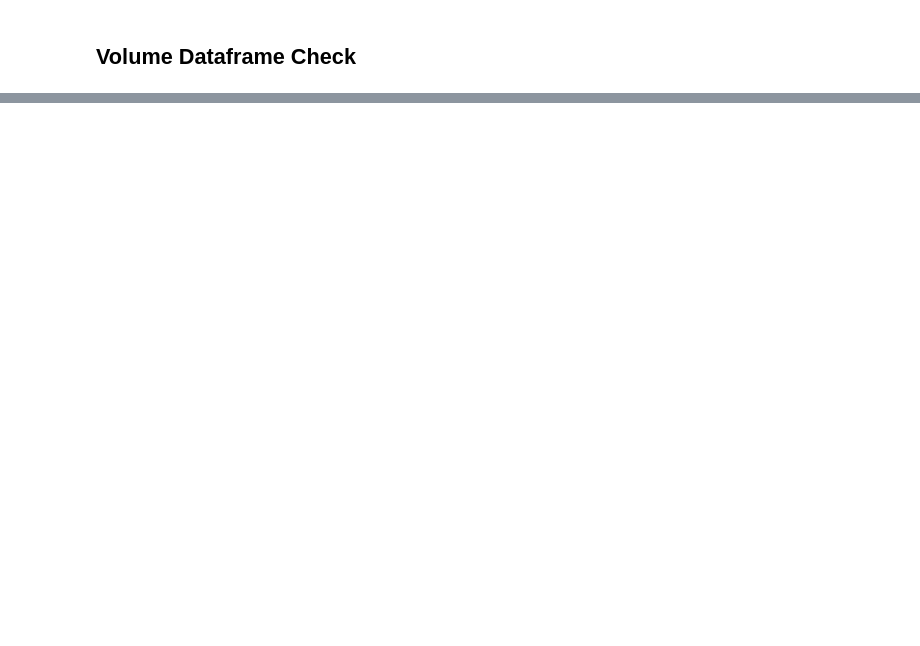
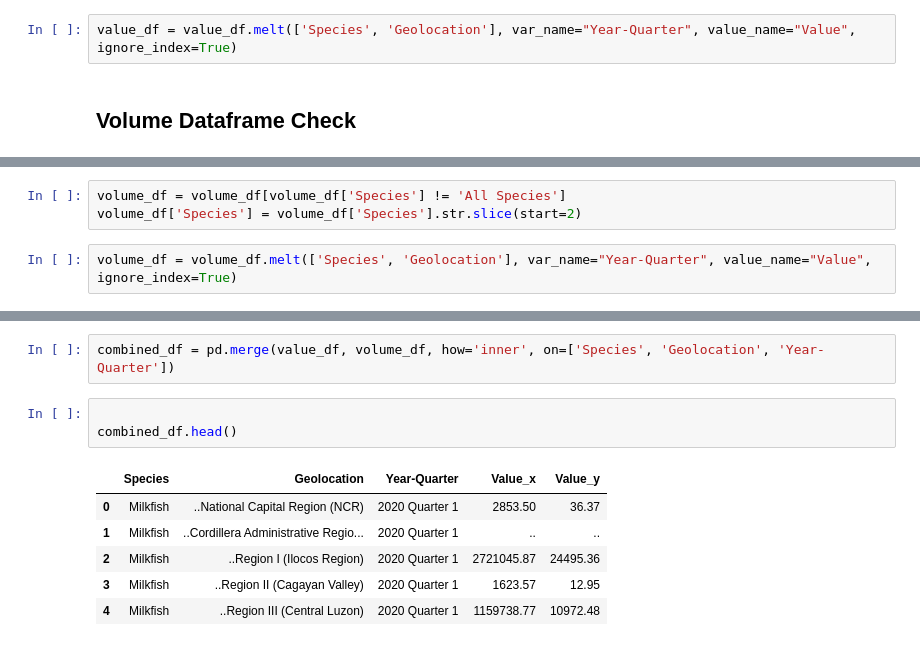
Before and after one commit to jcfrongoso/cs132-final-project, a Jupyter notebook: data-preprocessing-proper.ipynb, the cells around one changed output, grey strips where cells are left out. Drawn from its saved outputs; the diff is of its cells as text; blank space fills up the shorter version.

```diff
--- a/data-preprocessing-proper.ipynb
+++ b/data-preprocessing-proper.ipynb
@@ -88,5 +88,7 @@ value_df.head()
 | 20 | Milkfish | ..Region II (Cagayan Valley) | 1623.57 | 64234.71 | 2309.58 | 722.79 | 1668.03 | ... |
 | 21 | Milkfish | ..Region III (Central Luzon) | 1159738.77 | 4338613.29 | 965799.21 | 2090098.03 | 1373695.56 | ... |
 5 rows × 22 columns
+# %%
+value_df = value_df.melt(['Species', 'Geolocation'], var_name="Year-Quarter", value_name="Value", ignore_index=True)
 # %% [markdown]
 ## Volume Dataframe Check
@@ -92,0 +122,5 @@ value_df.head()
+# %%
+volume_df = volume_df[volume_df['Species'] != 'All Species']
+volume_df['Species'] = volume_df['Species'].str.slice(start=2)
+# %%
+volume_df = volume_df.melt(['Species', 'Geolocation'], var_name="Year-Quarter", value_name="Value", ignore_index=True)
@@ -92,0 +129,12 @@ value_df.head()
+# %%
+combined_df = pd.merge(value_df, volume_df, how='inner', on=['Species', 'Geolocation', 'Year-Quarter'])
+# %%
+
+combined_df.head()
+# %% [output]
+|  | Species | Geolocation | Year-Quarter | Value_x | Value_y |
+| 0 | Milkfish | ..National Capital Region (NCR) | 2020 Quarter 1 | 2853.50 | 36.37 |
+| 1 | Milkfish | ..Cordillera Administrative Regio... | 2020 Quarter 1 | .. | .. |
+| 2 | Milkfish | ..Region I (Ilocos Region) | 2020 Quarter 1 | 2721045.87 | 24495.36 |
+| 3 | Milkfish | ..Region II (Cagayan Valley) | 2020 Quarter 1 | 1623.57 | 12.95 |
+| 4 | Milkfish | ..Region III (Central Luzon) | 2020 Quarter 1 | 1159738.77 | 10972.48 |
```
Also changed, not shown: parts of 4 cells of this notebook.
